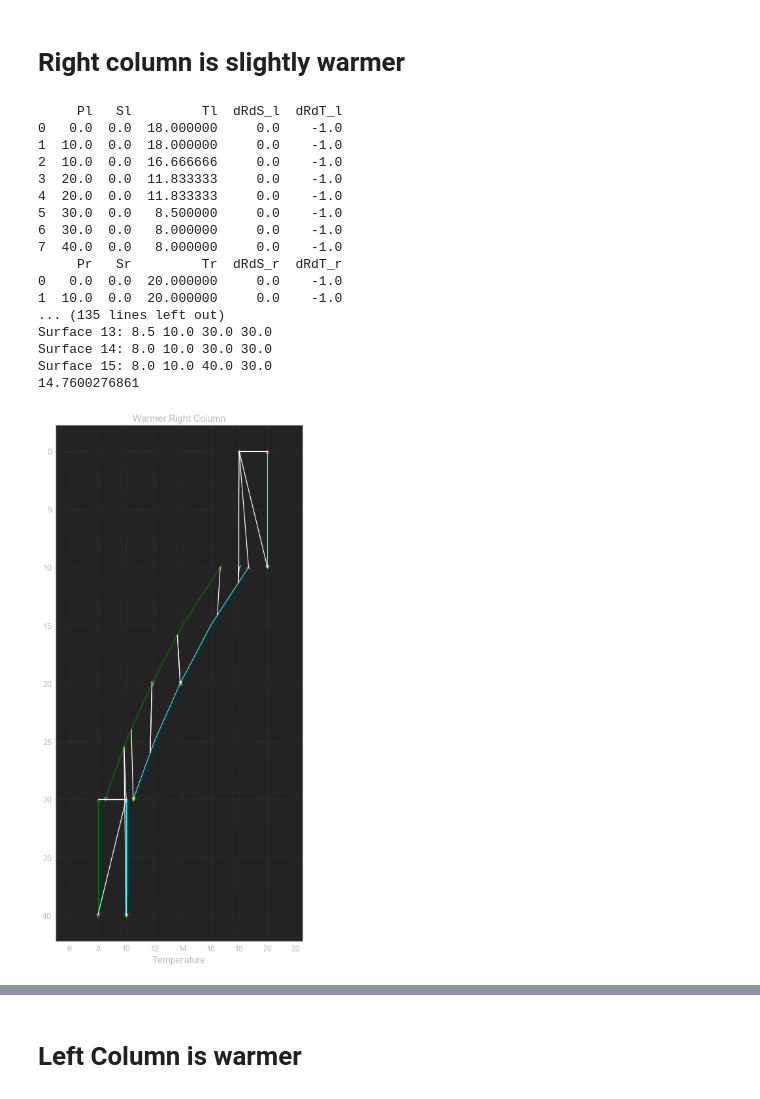
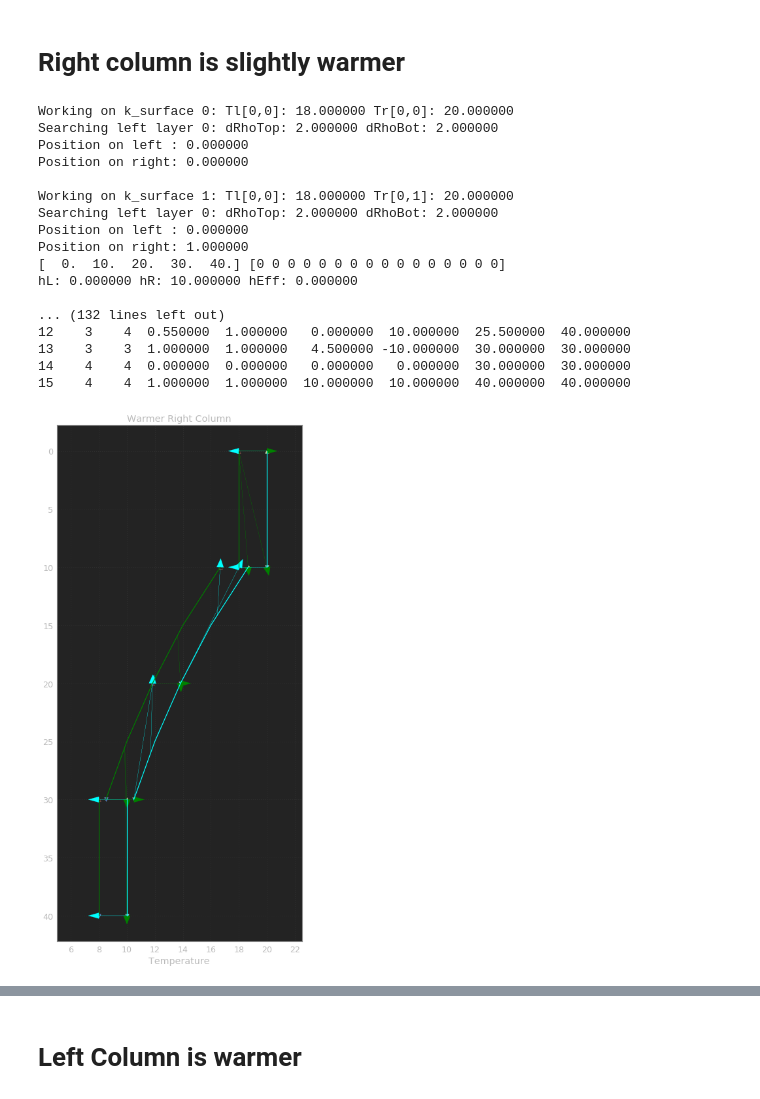
Before and after one commit to ashao/MOM6_analysis, a Jupyter notebook: neutral_diffusion/neutral_diffusion_examples.ipynb, the cells around one changed output, grey strips where cells are left out. Drawn from its saved outputs; the diff is of its cells as text; code cells hidden in the pictures.

Commit message:
Syncing to github so can work on workstation. Need to translate set_neutral_positions from Fortran to python

```diff
--- a/neutral_diffusion/neutral_diffusion_examples.ipynb
+++ b/neutral_diffusion/neutral_diffusion_examples.ipynb
@@ -41,7 +41,7 @@ def interp_reconstruction(T_t, T_c, T_b, P, k):
         print(k, P)
 
 def plot_neutral_surfaces(zr_t, zr_c, zr_b, Tr_t, Tr, Tr_b, PoR_abs, KoR,
-                          zl_t, zl_c, zl_b, Tl_t, Tl, Tl_b, PoL_abs, KoL):
+                          zl_t, zl_c, zl_b, Tl_t, Tl, Tl_b, PoL_abs, KoL, search_dir):
     # Plot PPM reconstructon of left column
     for k in np.arange(0,hl.size):
         z = np.array( [zl_t[k], zl_c[k], zl_b[k]])
@@ -63,7 +63,12 @@ def plot_neutral_surfaces(zr_t, zr_c, zr_b, Tr_t, Tr, Tr_b, PoR_abs, KoR,
         Tr_int = interp_reconstruction(Tr_t, Tr, Tr_b, PoR[k], kr)
         kl = KoL[k]
         Tl_int = interp_reconstruction(Tl_t, Tl, Tl_b, PoL[k], kl)
-        plt.plot(np.array( (Tl_int, Tr_int) ), np.array( (PoL_abs[k],PoR_abs[k]) ) ,color="white" )
+        if search_dir[k] == 0:
+            #plt.plot(np.array( (Tl_int, Tr_int) ), np.array( (PoL_abs[k],PoR_abs[k]) ) , ':', color="green" )
+            plt.arrow( Tl_int, PoL_abs[k], Tr_int - Tl_int , PoR_abs[k] - PoL_abs[k], head_width=0.5, color="green" )
+        else:
+            plt.arrow( Tr_int, PoR_abs[k], Tl_int - Tr_int , PoL_abs[k] - PoR_abs[k], head_width=0.5, color="cyan" )
+            #plt.plot(np.array( (Tl_int, Tr_int) ), np.array( (PoL_abs[k],PoR_abs[k]) ) , ':', color="cyan" )
         print("Surface %d:" % k, Tl_int, Tr_int, PoL_abs[k], PoR_abs[k])
     plt.xlim( (5,22.5) )
     plt.grid(ls='dotted')
@@ -92,13 +97,13 @@ Tr = np.array([20.,16.,12.,10.])
 Tl = np.array([20.,16.,12.,10.])
 zil, zl_t, zl_b, zl_c, Tl_t, Tl_b = construct_column(hl, Tl)
 zir, zr_t, zr_b, zr_c, Tr_t, Tr_b = construct_column(hr, Tr)
-PoL, PoR, PoL_abs, PoR_abs, KoL, KoR, hEff, hL, hR = set_neutral_position.set_neutral_surface_position(
+PoL, PoR, PoL_abs, PoR_abs, KoL, KoR, hEff, hL, hR, search_dir = set_neutral_position.set_neutral_surface_position2(
     zil, Tl_t, Tl_b, Sl_t, Sl_b, drdt_lt, drdt_lb, drds_lt, drds_lb,
     zir, Tr_t, Tr_b, Sr_t, Sr_b, drdt_rt, drdt_rb, drds_rt, drds_rb)
 df_identical = pd.DataFrame({'PoL': PoL, 'PoR': PoR, 'zl': PoL_abs, 'zr': PoR_abs, 'KoL': (KoL+1), 'KoR': (KoR+1), 'hL': hL, 'hR': hR})
 plt.figure(figsize=(6,12))
 plot_neutral_surfaces(zr_t, zr_c, zr_b, Tr_t, Tr, Tr_b, PoR_abs, KoR,
-                      zl_t, zl_c, zl_b, Tl_t, Tl, Tl_b, PoL_abs, KoL)
+                      zl_t, zl_c, zl_b, Tl_t-2, Tl-2, Tl_b-2, PoL_abs, KoL, search_dir)
 plt.title('Identical Columns')
 print(hEff.sum())
 # %% [output]
@@ -144,37 +149,39 @@ print(df_identical)
 # Right column is slightly warmer
 # %%
 # Warmer on right
+reload(set_neutral_position)
 hl = np.array([10.,10.,10.,10.])
 hr = np.array([10.,10.,10.,10.])
 Tr = np.array([20.,16.,12.,10.])
 Tl = np.array([18.,14.,10.,8.])
 zil, zl_t, zl_b, zl_c, Tl_t, Tl_b = construct_column(hl, Tl)
 zir, zr_t, zr_b, zr_c, Tr_t, Tr_b = construct_column(hr, Tr)
-PoL, PoR, PoL_abs, PoR_abs, KoL, KoR, hEff, hL, hR = set_neutral_position.set_neutral_surface_position(
+PoL, PoR, PoL_abs, PoR_abs, KoL, KoR, hEff, hL, hR, search_dir = set_neutral_position.set_neutral_surface_position2(
     zil, Tl_t, Tl_b, Sl_t, Sl_b, drdt_lt, drdt_lb, drds_lt, drds_lb,
     zir, Tr_t, Tr_b, Sr_t, Sr_b, drdt_rt, drdt_rb, drds_rt, drds_rb)
 df_warm_right = pd.DataFrame({'PoL': PoL, 'PoR': PoR, 'zl': PoL_abs, 'zr': PoR_abs, 'KoL': (KoL+1), 'KoR': (KoR+1), 'hL': hL, 'hR': hR})
 plt.figure(figsize=(6,12))
 plot_neutral_surfaces(zr_t, zr_c, zr_b, Tr_t, Tr, Tr_b, PoR_abs, KoR,
-                      zl_t, zl_c, zl_b, Tl_t, Tl, Tl_b, PoL_abs, KoL)
+                      zl_t, zl_c, zl_b, Tl_t, Tl, Tl_b, PoL_abs, KoL, search_dir)
 plt.title('Warmer Right Column')
 print(hEff.sum())
+print(df_warm_right)
 # %% [output]
-     Pl   Sl         Tl  dRdS_l  dRdT_l
-0   0.0  0.0  18.000000     0.0    -1.0
-1  10.0  0.0  18.000000     0.0    -1.0
-2  10.0  0.0  16.666666     0.0    -1.0
-3  20.0  0.0  11.833333     0.0    -1.0
-4  20.0  0.0  11.833333     0.0    -1.0
-5  30.0  0.0   8.500000     0.0    -1.0
-6  30.0  0.0   8.000000     0.0    -1.0
-7  40.0  0.0   8.000000     0.0    -1.0
-     Pr   Sr         Tr  dRdS_r  dRdT_r
-0   0.0  0.0  20.000000     0.0    -1.0
-1  10.0  0.0  20.000000     0.0    -1.0
-... (135 lines left out)
-Surface 13: 8.5 10.0 30.0 30.0
-Surface 14: 8.0 10.0 30.0 30.0
-Surface 15: 8.0 10.0 40.0 30.0
-14.7600276861
+Working on k_surface 0: Tl[0,0]: 18.000000 Tr[0,0]: 20.000000
+Searching left layer 0: dRhoTop: 2.000000 dRhoBot: 2.000000
+Position on left : 0.000000
+Position on right: 0.000000
+
+Working on k_surface 1: Tl[0,0]: 18.000000 Tr[0,1]: 20.000000
+Searching left layer 0: dRhoTop: 2.000000 dRhoBot: 2.000000
+Position on left : 0.000000
+Position on right: 1.000000
+[  0.  10.  20.  30.  40.] [0 0 0 0 0 0 0 0 0 0 0 0 0 0 0 0]
+hL: 0.000000 hR: 10.000000 hEff: 0.000000
+
+... (132 lines left out)
+12    3    4  0.550000  1.000000   0.000000  10.000000  25.500000  40.000000
+13    3    3  1.000000  1.000000   4.500000 -10.000000  30.000000  30.000000
+14    4    4  0.000000  0.000000   0.000000   0.000000  30.000000  30.000000
+15    4    4  1.000000  1.000000  10.000000  10.000000  40.000000  40.000000
-[figure, old version]
+[figure, new version]
```
Also changed, not shown: parts of 8 cells of this notebook, 1 other file.
